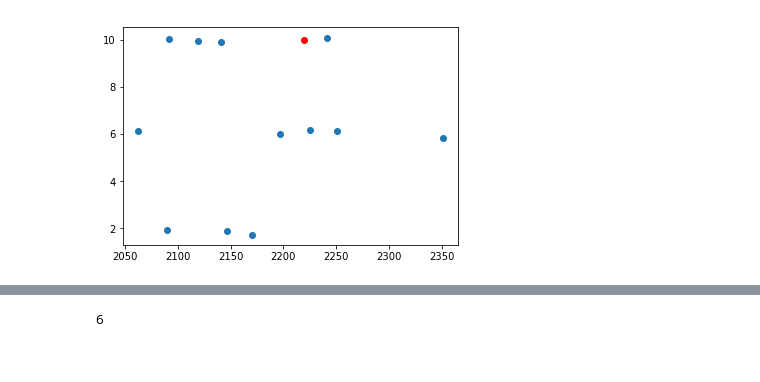
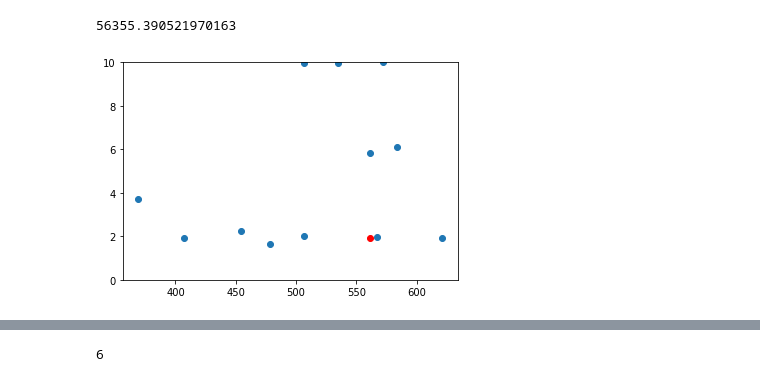
Before and after one commit to tarasovp/udacity-term3, a Jupyter notebook: CarND-Path-Planning-Project/py/Untitled.ipynb, the cells around one changed output, grey strips where cells are left out. Drawn from its saved outputs; the diff is of its cells as text; code cells hidden in the pictures.

```diff
--- a/CarND-Path-Planning-Project/py/Untitled.ipynb
+++ b/CarND-Path-Planning-Project/py/Untitled.ipynb
@@ -1,7 +1,16 @@
 # %%
-with open('../xcode/Debug/log.txt','r') as f:
+with open('../py/log.txt','r') as f:
     data=f.read()
 # %%
 import json
 data1=[json.loads(a) for a in data.split('\n')[:-1] ]
-data1=[a[1] for a in data1 if a[0]=='telemetry']
+# %%
+data1=data1[-300:]
+# %%
+for i,a in enumerate(data1):
+    prev_x, prev_y, end_path_s, end_path_d, car_speed, ref_yaw, other_cars=get_variables(a)
+    l= (get_best_line(other_cars, line, end_path_s, car_speed))
+    print (a['d'])
+    if l!=1:
+        print (i)
+        break
@@ -8,10 +62,19 @@ data1=[a[1] for a in data1 if a[0]=='telemetry']
+# %%
+other_cars[0][0]
+# %% [output]
+56355.390521970163
 # %%
 %matplotlib inline
 import matplotlib.pyplot as plt
 
-tmp=data1[-200]
-plt.scatter([a[-2] for a in tmp['sensor_fusion']], [a[-1] for a in tmp['sensor_fusion']])
+tmp=data1[-1]
+
+axes = plt.gca()
+axes.set_ylim([0,10])
+
+tmp2=[[a[-2],a[-1]] for a in tmp['sensor_fusion'] if a[-1]>=0]
+plt.scatter([a[-2] % max_s for a in tmp2], [a[-1] for a in tmp2])
 plt.scatter([tmp['s']],[tmp['d']],color='red')
 plt.show()
 # %% [output]
-[figure, old version]
+[figure, new version]
```
Also changed, not shown: parts of 5 cells of this notebook, 3 other files.
